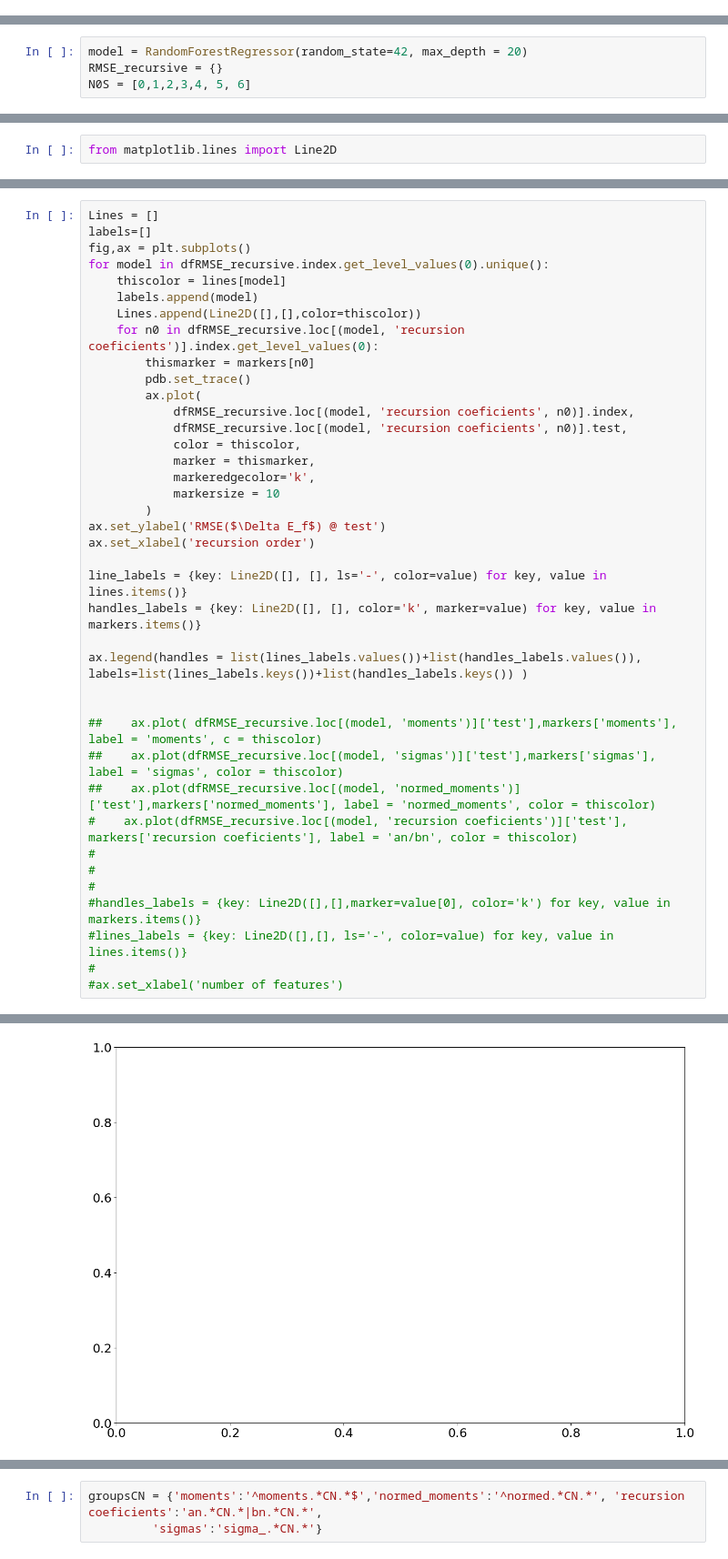
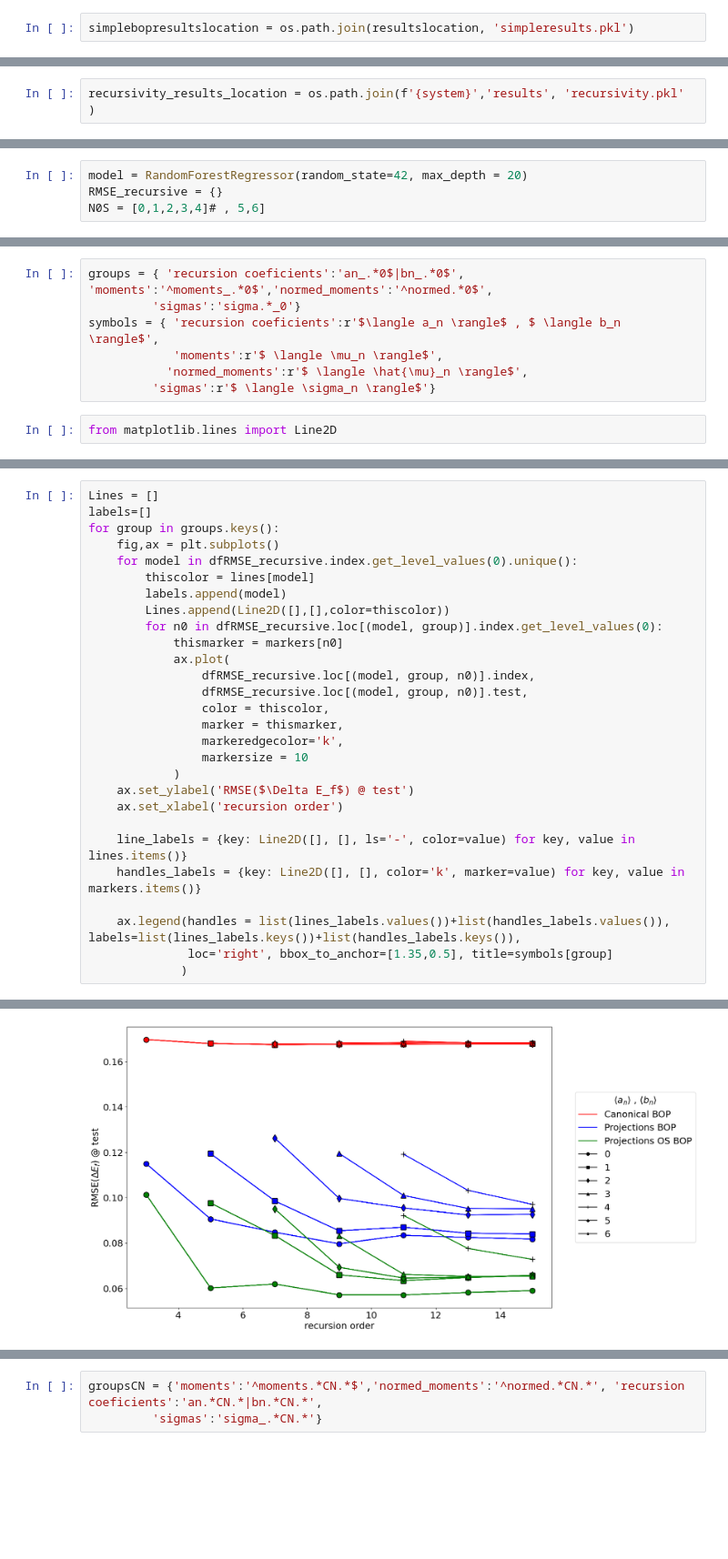
Before and after one commit to AIIMProject/MLFeMoTCPs, a Jupyter notebook: 07_MachineLearn.ipynb, the cells around one changed output, grey strips where cells are left out. Shown at 91% size. Saved outputs shown, nothing was run; the diff lists cells and outputs as text; blank space fills up the shorter version.

Commit message:
machine learning with recursivity and simple model

```diff
--- a/07_MachineLearn.ipynb
+++ b/07_MachineLearn.ipynb
@@ -171,3 +178,5 @@ groups = {'moments':'^moments_.*0$|Mag','normed_moments':'^normed.*0$|Mag', 'rec
          'sigmas':'sigma.*_0|Mag'}
 # %%
 RMSE = {}
+# %%
+simplebopresultslocation = os.path.join(resultslocation, 'simpleresults.pkl')
@@ -227,2 +251,4 @@ ax.set_xticklabels(ax.get_xticklabels(), rotation=90)
 # %% [markdown]
 # Recursivity
+# %%
+recursivity_results_location = os.path.join(f'{system}','results', 'recursivity.pkl' )
@@ -229,7 +258,7 @@ ax.set_xticklabels(ax.get_xticklabels(), rotation=90)
 # %%
 model = RandomForestRegressor(random_state=42, max_depth = 20)
 RMSE_recursive = {}
-N0S = [0,1,2,3,4, 5, 6]
+N0S = [0,1,2,3,4]# , 5,6]
 # %%
 lines = {'Canonical BOP':'red', 'Projections BOP':'blue', 'Projections OS BOP':'green'}
 markers = {0: 'o', 1: 's', 2:'d', 3:'^', 4:'+', 5:'P', 6:'*'}
@@ -239,2 +265,9 @@ groups = {'moments':'^moments_.*0$','normed_moments':'^normed.*0$', 'recursion c
+# %%
+groups = { 'recursion coeficients':'an_.*0$|bn_.*0$', 'moments':'^moments_.*0$','normed_moments':'^normed.*0$',
+         'sigmas':'sigma.*_0'}
+symbols = { 'recursion coeficients':r'$\langle a_n \rangle$ , $ \langle b_n \rangle$',
+            'moments':r'$ \langle \mu_n \rangle$',
+           'normed_moments':r'$ \langle \hat{\mu}_n \rangle$',
+         'sigmas':r'$ \langle \sigma_n \rangle$'}
 # %%
 from matplotlib.lines import Line2D
@@ -267,40 +309,29 @@ dfRMSE_recursive = pd.DataFrame.from_dict(RMSE_recursive, orient='index').sort_i
 # %%
 Lines = []
 labels=[]
-fig,ax = plt.subplots()
-for model in dfRMSE_recursive.index.get_level_values(0).unique():
-    thiscolor = lines[model]
-    labels.append(model)
-    Lines.append(Line2D([],[],color=thiscolor))
-    for n0 in dfRMSE_recursive.loc[(model, 'recursion coeficients')].index.get_level_values(0):
-        thismarker = markers[n0]
-        pdb.set_trace()
-        ax.plot(
-            dfRMSE_recursive.loc[(model, 'recursion coeficients', n0)].index,
-            dfRMSE_recursive.loc[(model, 'recursion coeficients', n0)].test,
-            color = thiscolor,
-            marker = thismarker,
-            markeredgecolor='k',
-            markersize = 10
-        )
-ax.set_ylabel('RMSE($\Delta E_f$) @ test')
-ax.set_xlabel('recursion order')
+for group in groups.keys():
+    fig,ax = plt.subplots()
+    for model in dfRMSE_recursive.index.get_level_values(0).unique():
+        thiscolor = lines[model]
+        labels.append(model)
+        Lines.append(Line2D([],[],color=thiscolor))
+        for n0 in dfRMSE_recursive.loc[(model, group)].index.get_level_values(0):
+            thismarker = markers[n0]
+            ax.plot(
+                dfRMSE_recursive.loc[(model, group, n0)].index,
+                dfRMSE_recursive.loc[(model, group, n0)].test,
+                color = thiscolor,
+                marker = thismarker,
+                markeredgecolor='k',
+                markersize = 10
+            )
+    ax.set_ylabel('RMSE($\Delta E_f$) @ test')
+    ax.set_xlabel('recursion order')
 
-line_labels = {key: Line2D([], [], ls='-', color=value) for key, value in lines.items()}
-handles_labels = {key: Line2D([], [], color='k', marker=value) for key, value in markers.items()}
+    line_labels = {key: Line2D([], [], ls='-', color=value) for key, value in lines.items()}
+    handles_labels = {key: Line2D([], [], color='k', marker=value) for key, value in markers.items()}
 
-ax.legend(handles = list(lines_labels.values())+list(handles_labels.values()), labels=list(lines_labels.keys())+list(handles_labels.keys()) )
-
-
-##    ax.plot( dfRMSE_recursive.loc[(model, 'moments')]['test'],markers['moments'], label = 'moments', c = thiscolor)
-##    ax.plot(dfRMSE_recursive.loc[(model, 'sigmas')]['test'],markers['sigmas'], label = 'sigmas', color = thiscolor)
-##    ax.plot(dfRMSE_recursive.loc[(model, 'normed_moments')]['test'],markers['normed_moments'], label = 'normed_moments', color = thiscolor)
-#    ax.plot(dfRMSE_recursive.loc[(model, 'recursion coeficients')]['test'], markers['recursion coeficients'], label = 'an/bn', color = thiscolor)
-#
-#
-#
-#handles_labels = {key: Line2D([],[],marker=value[0], color='k') for key, value in markers.items()}
-#lines_labels = {key: Line2D([],[], ls='-', color=value) for key, value in lines.items()}
-#
-#ax.set_xlabel('number of features')
+    ax.legend(handles = list(lines_labels.values())+list(handles_labels.values()), labels=list(lines_labels.keys())+list(handles_labels.keys()),
+              loc='right', bbox_to_anchor=[1.35,0.5], title=symbols[group]
+             )
 # %% [output]
@@ -325 +338 @@ BdbQuit:
-[figure, old version]
+[figure, new version]
```
Also changed, not shown: parts of 16 cells of this notebook.
